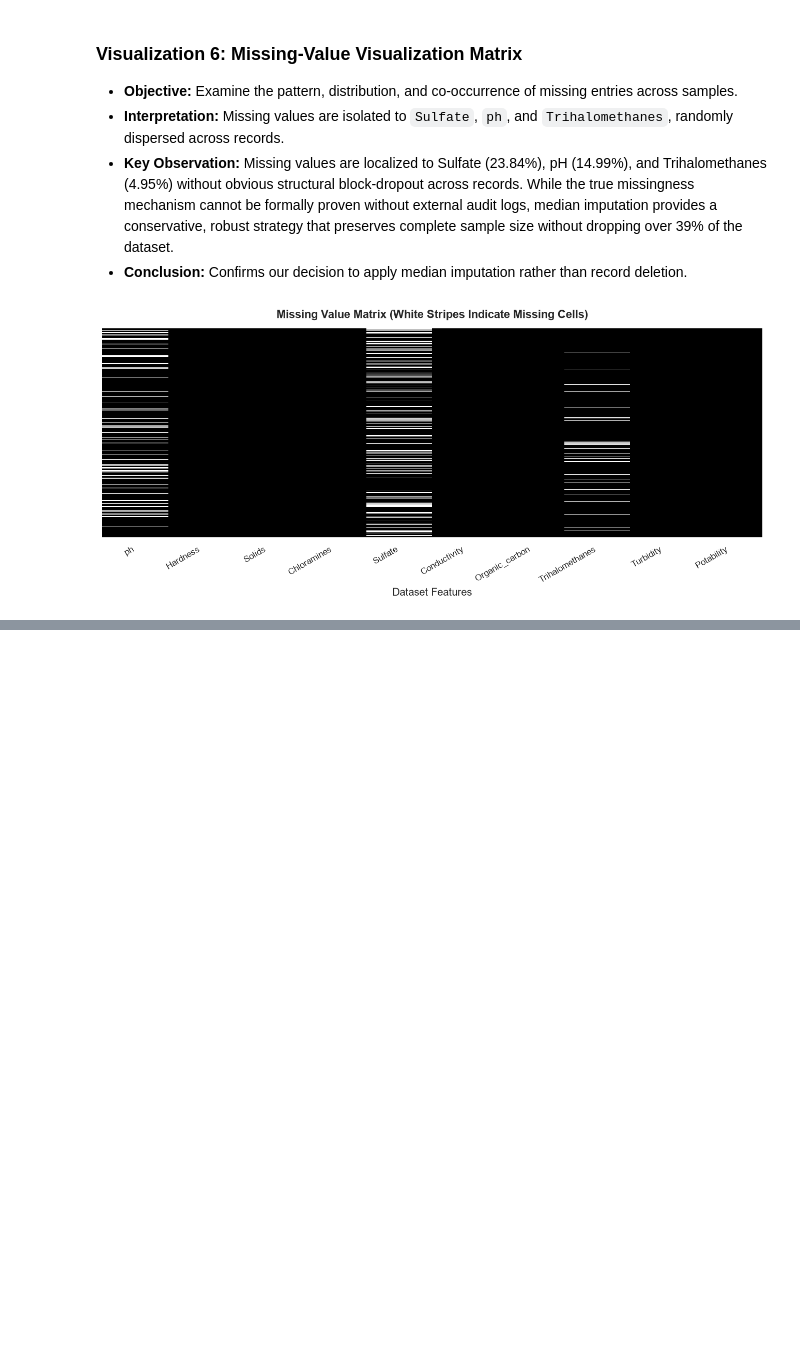
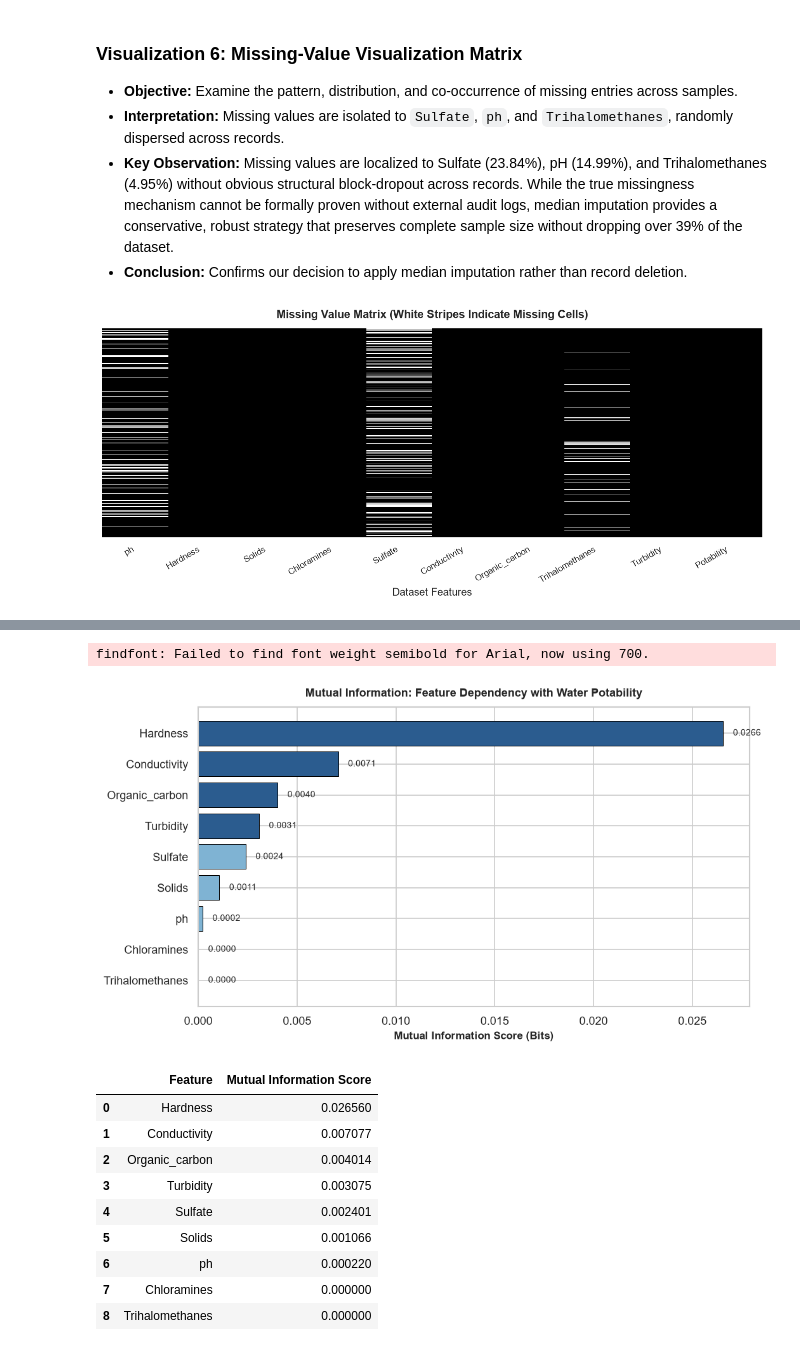
Before and after one commit to SUCHET28/WATERWATCH-AI, a Jupyter notebook: notebooks/01_dataset_exploration.ipynb, the cells around one changed output, grey strips where cells are left out. Drawn from its saved outputs; the diff is of its cells as text; code cells hidden in the pictures; blank space fills up the shorter version.

Commit message:
feat: add advanced model evaluation, imputation comparison, and robustness testing suites

```diff
--- a/notebooks/01_dataset_exploration.ipynb
+++ b/notebooks/01_dataset_exploration.ipynb
@@ -277,0 +329,39 @@ plt.show()
+# %%
+from sklearn.feature_selection import mutual_info_classif
+from sklearn.impute import SimpleImputer
+
+features = [c for c in df.columns if c != 'Potability']
+# Median imputation strictly for mutual information estimation
+imp = SimpleImputer(strategy='median')
+X_imputed = pd.DataFrame(imp.fit_transform(df[features]), columns=features)
+y = df['Potability'].values
+
+mi_scores = mutual_info_classif(X_imputed, y, random_state=42)
+mi_df = pd.DataFrame({'Feature': features, 'Mutual Information Score': mi_scores})
+mi_df = mi_df.sort_values('Mutual Information Score', ascending=False).reset_index(drop=True)
+
+plt.figure(figsize=(9, 5))
+colors = ['#2b5c8f' if s > mi_df['Mutual Information Score'].median() else '#7fb3d3' for s in mi_df['Mutual Information Score']]
+bars = plt.barh(mi_df['Feature'], mi_df['Mutual Information Score'], color=colors, edgecolor='black', linewidth=0.6)
+plt.xlabel('Mutual Information Score (Bits)', fontsize=10, fontweight='semibold')
+plt.title('Mutual Information: Feature Dependency with Water Potability', fontsize=11, fontweight='bold', pad=10)
+plt.gca().invert_yaxis()
+for bar, val in zip(bars, mi_df['Mutual Information Score']):
+    plt.text(val + 0.0005, bar.get_y() + bar.get_height()/2, f'{val:.4f}', va='center', fontsize=8.5)
+plt.tight_layout()
+plt.show()
+
+display(mi_df)
+# %% [output]
+findfont: Failed to find font weight semibold for Arial, now using 700.
+[figure, added]
+|  | Feature | Mutual Information Score |
+| 0 | Hardness | 0.026560 |
+| 1 | Conductivity | 0.007077 |
+| 2 | Organic_carbon | 0.004014 |
+| 3 | Turbidity | 0.003075 |
+| 4 | Sulfate | 0.002401 |
+| 5 | Solids | 0.001066 |
+| 6 | ph | 0.000220 |
+| 7 | Chloramines | 0.000000 |
+| 8 | Trihalomethanes | 0.000000 |
```
Also changed, not shown: parts of 9 cells of this notebook, 41 other files.
